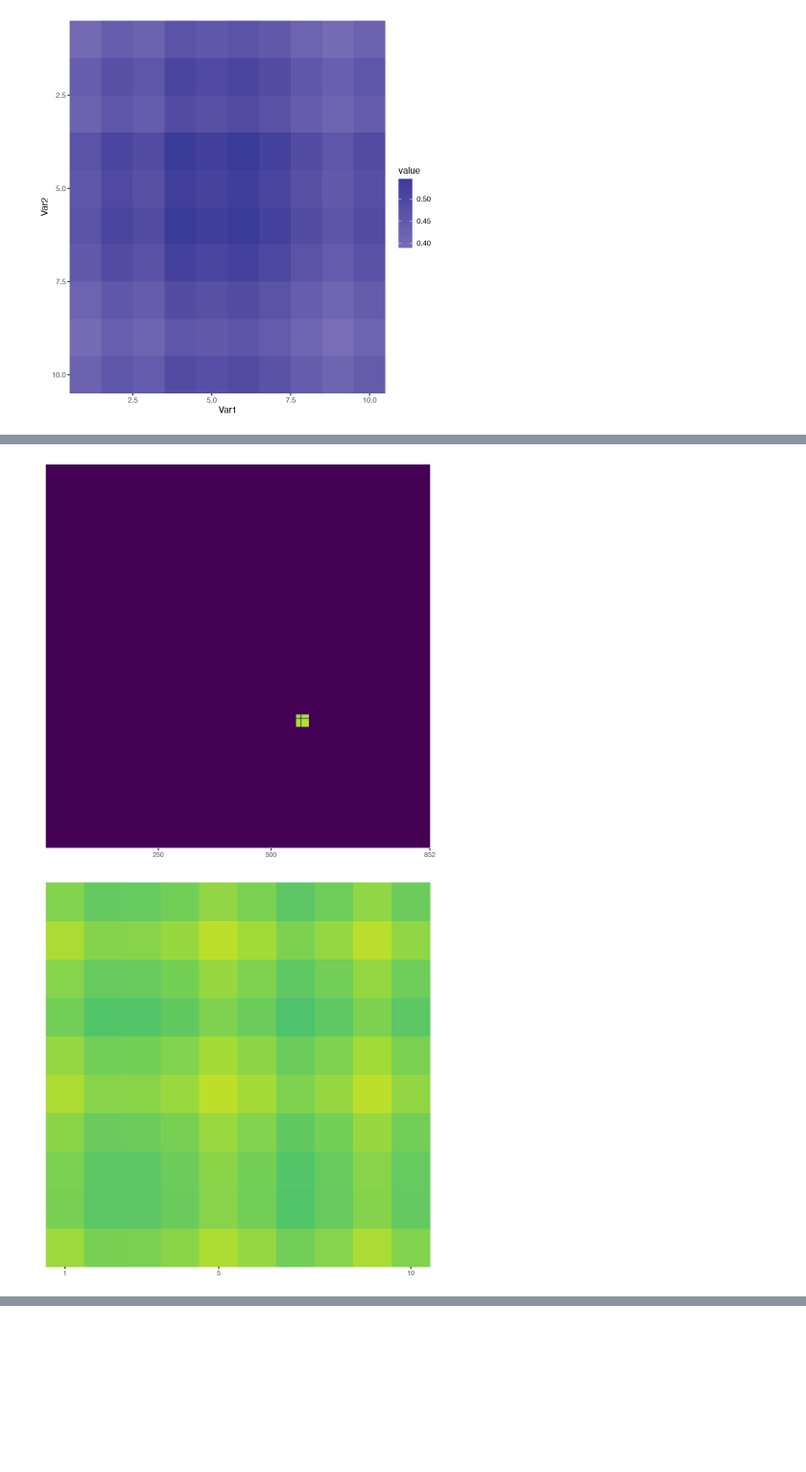
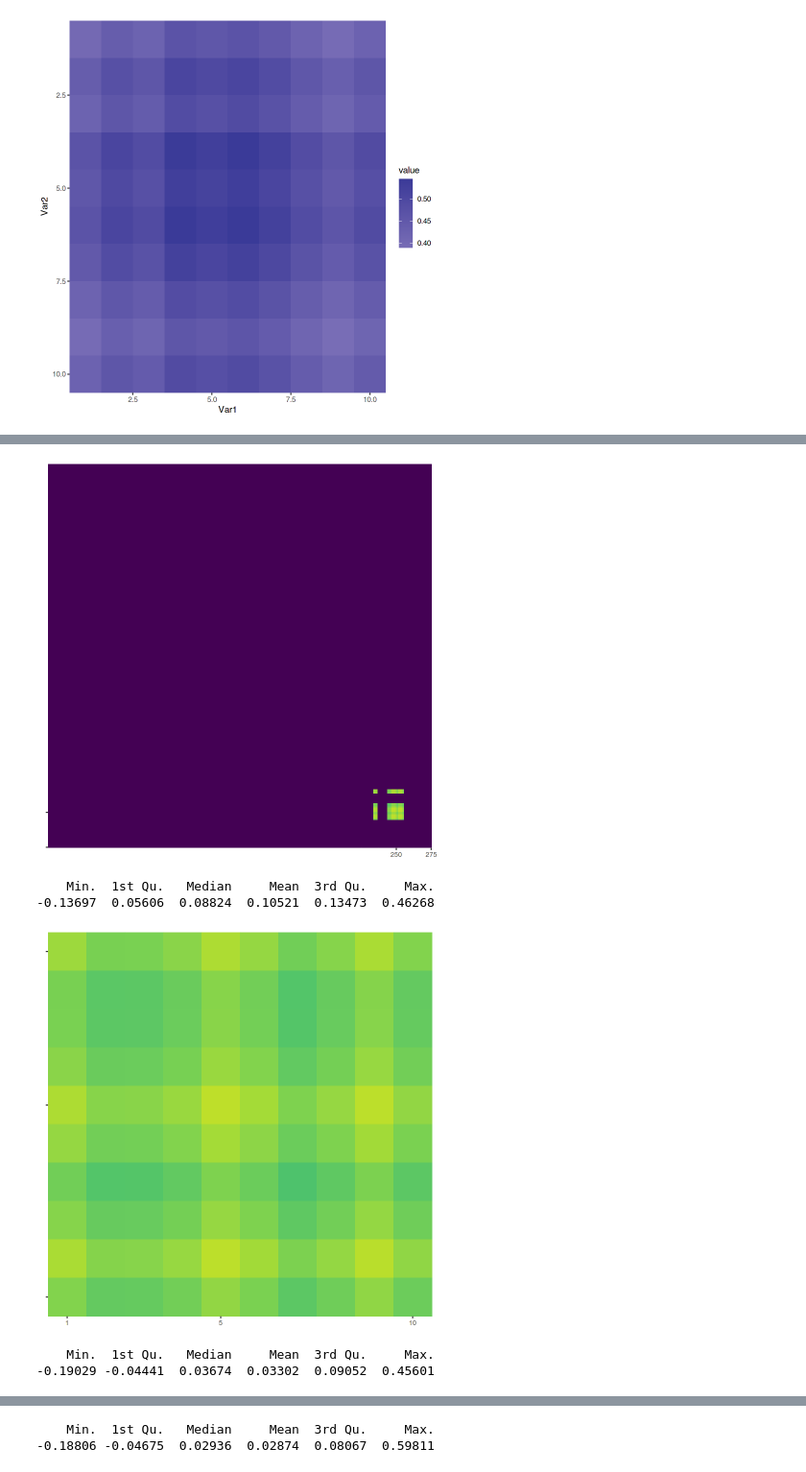
Before and after one commit to ringw/spcaFeaturesDrosophila, a Jupyter notebook: figure/FigS1.ipynb, the cells around one changed output, grey strips where cells are left out. Shown at 96% size. Drawn from its saved outputs; the diff is of its cells as text; code cells hidden in the pictures; blank space fills up the shorter version.

```diff
--- a/figure/FigS1.ipynb
+++ b/figure/FigS1.ipynb
@@ -141,4 +155,10 @@ Warning message:
 [1] "SVIP" "MT1M" "MT1X" "MT1E" "MT2A" "XBP1"
+# %%
+genelist_separate <- genelist_separate %>%
+  sapply(
+    \(v) v[order(match(v, genelist))],
+    simplify=FALSE
+  )
 # %%
 rownames(spca[[1]]@feature.loadings)[rowAnys(spca[[1]]@feature.loadings[, 1:3] != 0)] %>% intersect(genelist)
 # %% [output]
@@ -215,7 +242,7 @@ spca[[sample]]@feature.loadings[, PC] %>% subset(. != 0) %>%
 # %% [output]
 [figure]
 # %%
-grab_genelist <- function(covar) {
+grab_genelist <- function(covar, genelist) {
   covar[
     match(genelist, rownames(covar)),
     match(genelist, rownames(covar))
@@ -223,7 +250,8 @@ grab_genelist <- function(covar) {
     replace(!is.finite(.), 0) %>%
     matrix(nrow = nrow(.), dimnames = rep(list(genelist), 2))
 }
-plot_covar <- function(covar, legend=T, breaks=c(250, 500, length(genelist)), as_tiles=FALSE, pix=10, squish=TRUE) {
+plot_covar <- function(covar, legend=T, breaks=c(250, 500, length(genelist)), labels=waiver(), as_tiles=FALSE, pix=3, squish=TRUE) {
+  legend.position <- if (legend) "right" else "none"
   Var1x <- seq((pix + 1) / 2, nrow(covar) + pix / 2, by=pix)
   Var2y <- seq((pix + 1) / 2, ncol(covar) + pix / 2, by=pix)
   data <- covar %>%
@@ -256,11 +284,11 @@ plot_covar <- function(covar, legend=T, breaks=c(250, 500, length(genelist)), as
       labels = as.numeric,
       oob = if (squish) scales::squish else scales::censor,
     ) +
-    scale_x_continuous(breaks=breaks) +
+    scale_x_continuous(breaks=breaks, labels=labels) +
     scale_y_reverse(breaks=breaks, labels=rep("", length(breaks))) +
     coord_cartesian(
       c(0.5, nrow(covar) + 0.5),
-      c(0.5, ncol(covar) + 0.5),
+      c(ncol(covar) + 0.5, 0.5),
       exp=F
     ) +
     labs(x = NULL, y = NULL) +
@@ -269,14 +297,14 @@ plot_covar <- function(covar, legend=T, breaks=c(250, 500, length(genelist)), as
       axis.text = element_text(size = unit(8, "pt")),
       legend.text = element_text(size = unit(8, "pt")),
       legend.title = element_text(size = unit(10, "pt")),
-      legend.position = if (legend) "right" else "none"
+      legend.position = legend.position
     )
 }
 summary(as.numeric(objs[[1]]@misc$covar))
 summary(as.numeric(objs[[2]]@misc$covar))
 summary(as.numeric(objs[[3]]@misc$covar))
 objs[[2]]@misc$covar %>%
-  grab_genelist() %>%
+  grab_genelist(genelist_separate[[2]]) %>%
   plot_covar()
 # %% [output]
      Min.   1st Qu.    Median      Mean   3rd Qu.      Max.
@@ -351,13 +379,13 @@ plot_pc(objs[[1]], 1, legend=TRUE)
 # %%
-plot_spc <- function(model, spc, legend=F) {
+plot_spc <- function(model, spc, genelist, legend=F) {
   model@feature.loadings[, spc, drop=T] %>%
     subset(. != 0) %>%
     `[`(match(genelist, names(.))) %>%
     replace(is.na(.), 0) %>%
-    resizeBrightSpots(9) %>%
+    resizeBrightSpots(3) %>%
     tcrossprod() %>%
     `*`(model@stdev[spc]^2) %>%
-    plot_covar(legend=legend, pix=1, squish=FALSE)
+    plot_covar(legend=legend, pix=1, breaks=c(250, 500, length(genelist)), squish=FALSE)
 }
 zoom_spc <- function(model, spc, legend=F, breaks=c(1, 5, 10)) {
   model@feature.loadings[, spc, drop=T] %>%
@@ -365,8 +393,19 @@ zoom_spc <- function(model, spc, legend=F, breaks=c(1, 5, 10)) {
     `[`(order(match(names(.), genelist))) %>%
     tcrossprod() %>%
     `*`(model@stdev[spc]^2) %>%
-    plot_covar(legend=legend, breaks, as_tiles=TRUE, pix=1, squish=FALSE)
+    plot_covar(legend=legend, breaks=breaks, as_tiles=TRUE, pix=1, squish=FALSE)
 }
-plot_spc(spca[[3]], 1)
+zoom_pc <- function(model, spc, legend=F, threshold=0.05) {
+  model@feature.loadings[, spc, drop=T] %>%
+    subset(abs(.) >= threshold) %>%
+    `[`(order(match(names(.), genelist))) %>%
+    tcrossprod() %>%
+    `*`(model@stdev[spc]^2) %>%
+    plot_covar(legend=legend, breaks=c(50,100), pix=1, squish=FALSE)
+}
+plot_spc(spca[[3]], 1, genelist_separate[[3]])
 zoom_spc(spca[[3]], 1)
+zoom_pc(objs[[3]][["pca"]], 3)
+zoom_pc(objs[[3]][["pca"]], 4)
+zoom_pc(objs[[3]][["pca"]], 5)
 # %% [output]
@@ -375,4 +414,8 @@ zoom_spc(spca[[3]], 1)
    Min. 1st Qu.  Median    Mean 3rd Qu.    Max.
  0.5389  0.5773  0.6011  0.6022  0.6249  0.6770
-[figure, old version]
+[figure, new version]
+    Min.  1st Qu.   Median     Mean  3rd Qu.     Max.
+-0.13697  0.05606  0.08824  0.10521  0.13473  0.46268
-[figure, old version]
+[figure, new version]
+    Min.  1st Qu.   Median     Mean  3rd Qu.     Max.
+-0.19029 -0.04441  0.03674  0.03302  0.09052  0.45601
@@ -378,0 +423,2 @@ zoom_spc(spca[[3]], 1)
+    Min.  1st Qu.   Median     Mean  3rd Qu.     Max.
+-0.18806 -0.04675  0.02936  0.02874  0.08067  0.59811
```
Also changed, not shown: parts of 21 cells of this notebook, 1 other file.
